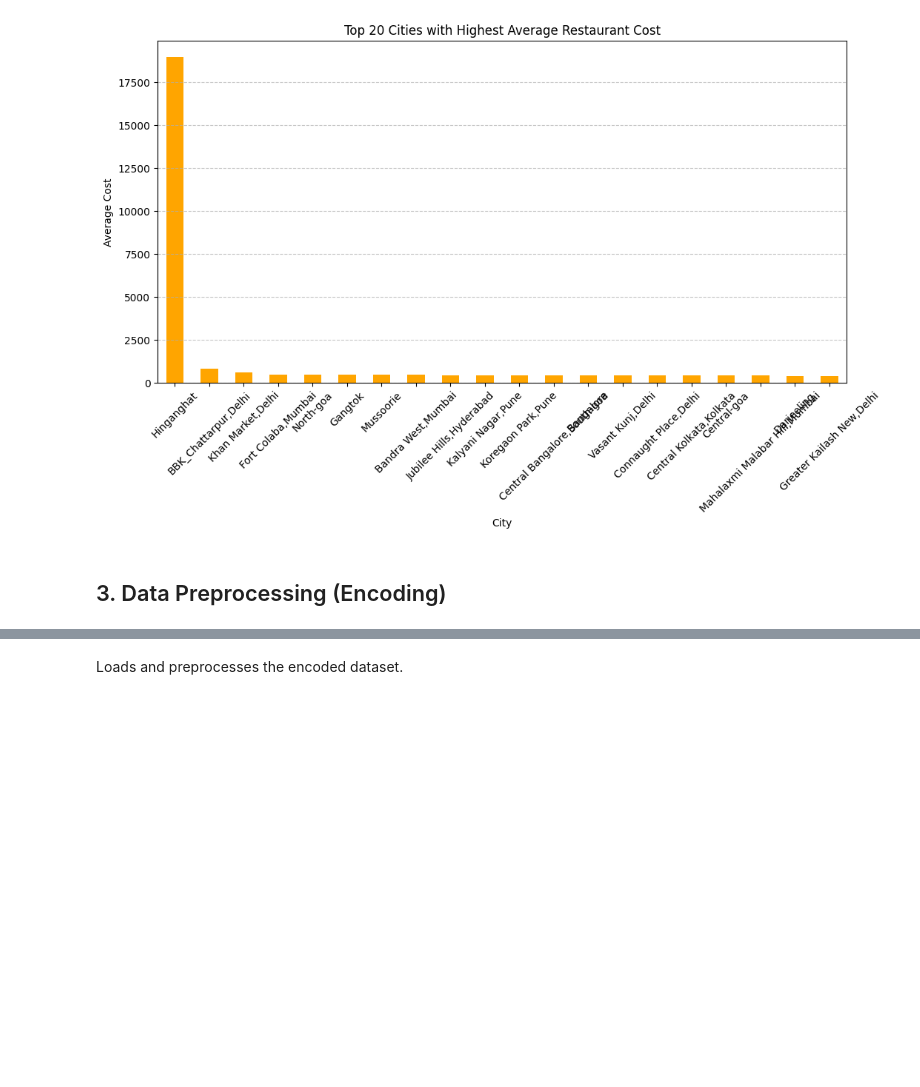
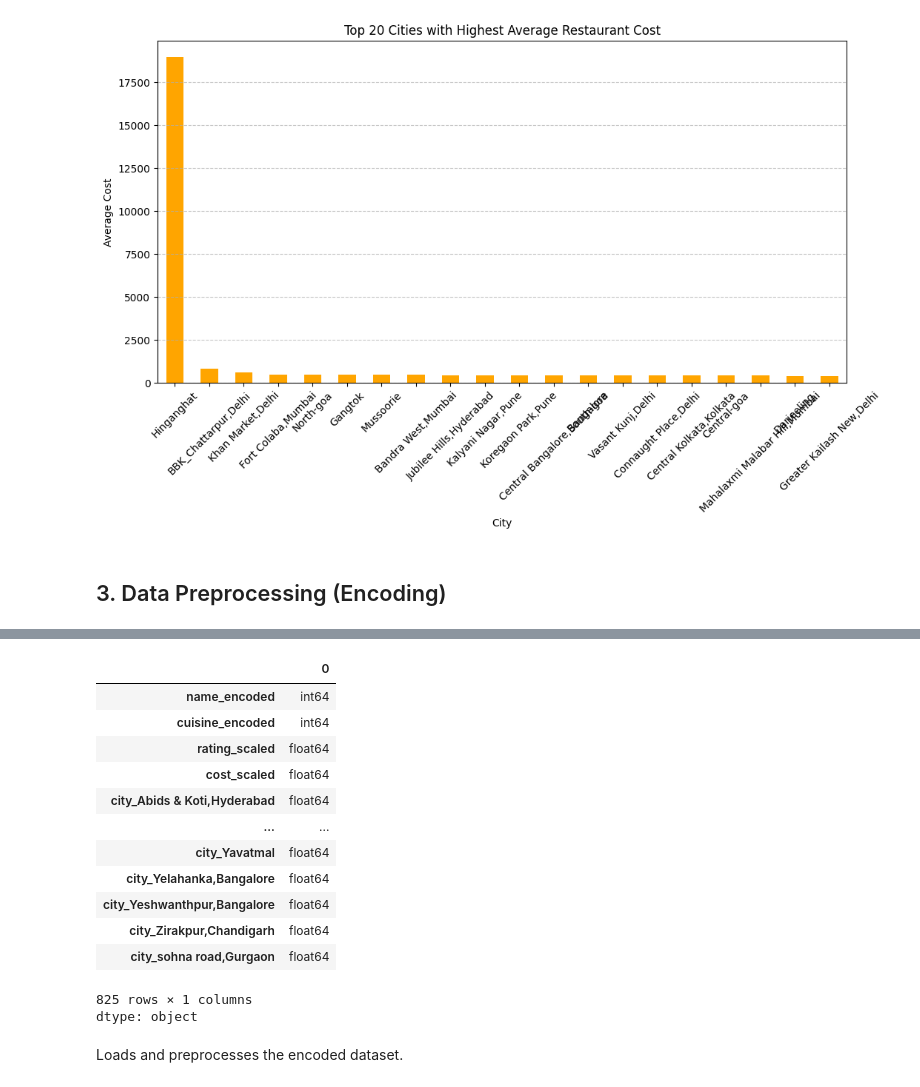
Before and after one commit to viswakimi/swiggy-Restaurant-Recommendation-System, a Jupyter notebook: Swiggys_Restaurant_Recommendation_System.ipynb, the cells around one changed output, grey strips where cells are left out. Drawn from its saved outputs; the diff is of its cells as text; code cells hidden in the pictures; blank space fills up the shorter version.

```diff
--- a/Swiggys_Restaurant_Recommendation_System.ipynb
+++ b/Swiggys_Restaurant_Recommendation_System.ipynb
@@ -342,0 +352,17 @@ encoded_df.shape
+# %%
+encoded_df.dtypes
+# %% [output]
+|  | 0 |
+| name_encoded | int64 |
+| cuisine_encoded | int64 |
+| rating_scaled | float64 |
+| cost_scaled | float64 |
+| city_Abids & Koti,Hyderabad | float64 |
+| ... | ... |
+| city_Yavatmal | float64 |
+| city_Yelahanka,Bangalore | float64 |
+| city_Yeshwanthpur,Bangalore | float64 |
+| city_Zirakpur,Chandigarh | float64 |
+| city_sohna road,Gurgaon | float64 |
+825 rows × 1 columns
+dtype: object
```
Also changed, not shown: parts of 19 cells of this notebook.
